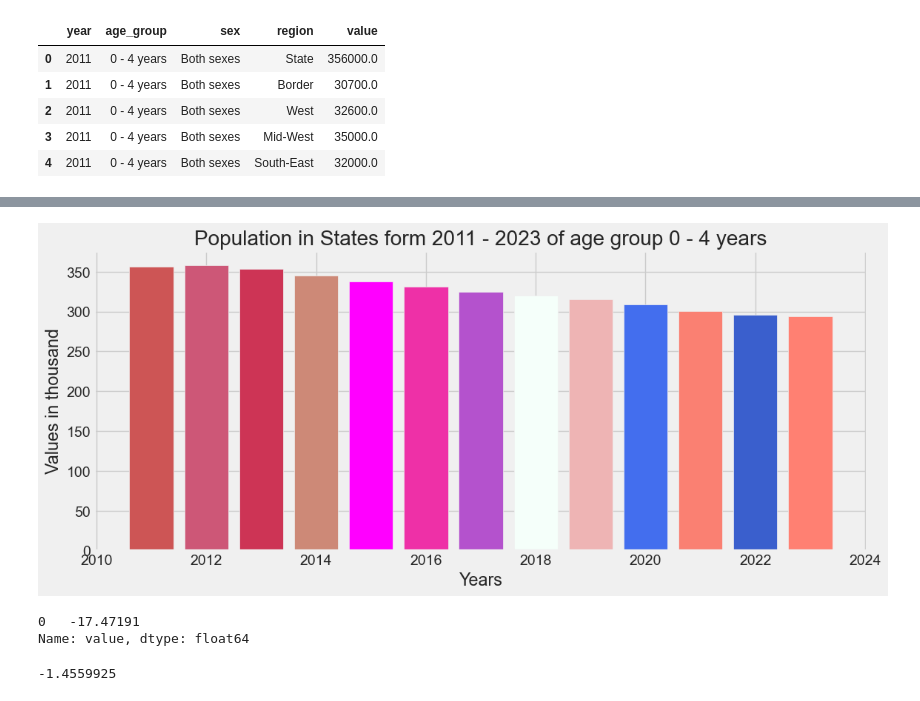
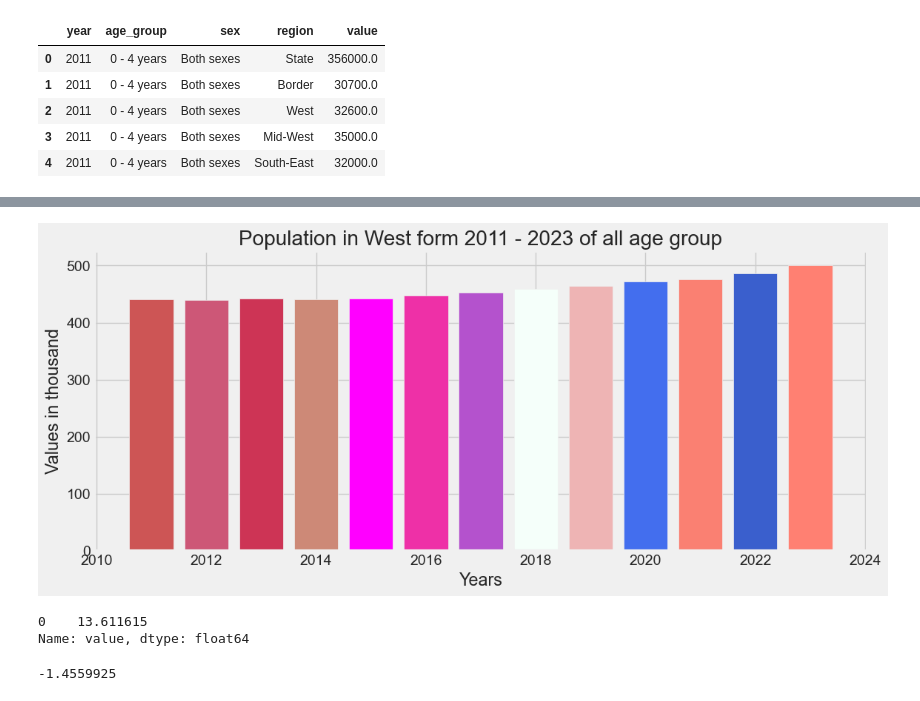
Before and after one commit to shyamghan17/Assignments, a Jupyter notebook: Population_dataset.ipynb, the cells around one changed output, grey strips where cells are left out. Drawn from its saved outputs; the diff is of its cells as text; code cells hidden in the pictures.

```diff
--- a/Population_dataset.ipynb
+++ b/Population_dataset.ipynb
@@ -86,7 +86,8 @@ df.head()
 | 3 | 2011 | 0 - 4 years | Both sexes | Mid-West | 35000.0 |
 | 4 | 2011 | 0 - 4 years | Both sexes | South-East | 32000.0 |
 # %%
-filt1 = (df['age_group'] == '0 - 4 years') & (df['sex'] == 'Both sexes') & (df['region'] == 'State')
+# filt1 = (df['age_group'] == '0 - 4 years') & (df['sex'] == 'Both sexes') & (df['region'] == 'State')
+filt1 = (df['sex'] == 'Both sexes') & (df['region'] == 'West') & (df['age_group'] == 'All ages')
 # %%
 pop_2011 = df.loc[filt1]
 pop_2011.loc[pop_2011['year']==2023, 'value']
@@ -98,14 +112,14 @@ import matplotlib.pyplot as plt
 # %%
 fig, BarGraph = plt.subplots(figsize=(12, 5))
 bar_colors = ['#CD5555','#CD5777','#CD3455','#CD8977', '#FF00FF', '#EE30A7', '#B452CD', '#F5FFFA','#EEB4B4', '#436EEE', '#FA8072', '#3A5FCD', '#FF8072']
 BarGraph.bar(pop_2011['year'], pop_2011['value']/1000, color = bar_colors)
 plt.style.use('fivethirtyeight')
 plt.xlabel('Years')
 plt.ylabel('Values in thousand')
-plt.title("Population in States form 2011 - 2023 of age group 0 - 4 years")
+plt.title("Population in West form 2011 - 2023 of all age group")
 plt.show()
 # %% [output]
-[figure, old version]
+[figure, new version]
 # %%
 # we can see that there is slightly decrease in population for 2011 to 2023 which indicate that the birth rate has decresed by
 #now calculate the change
@@ -116,7 +130,7 @@ pop_dec_per_state = ((state_pop1-state_pop2)/state_pop2)*100
 pop_dec_per_state
 #it state that birth rate is decresed by 17 % in 12 years
 # %% [output]
-0   -17.47191
+0    13.611615
 Name: value, dtype: float64
 # %%
 every_year_decreased = -17.47191 / 12
```
Also changed, not shown: parts of 3 cells of this notebook, 1 other file.
